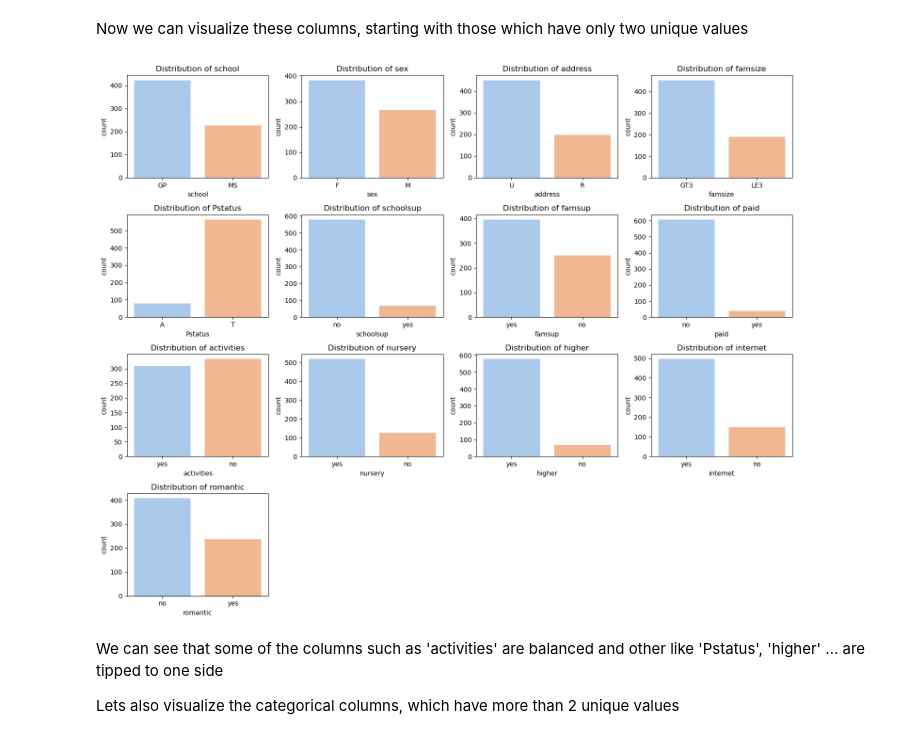
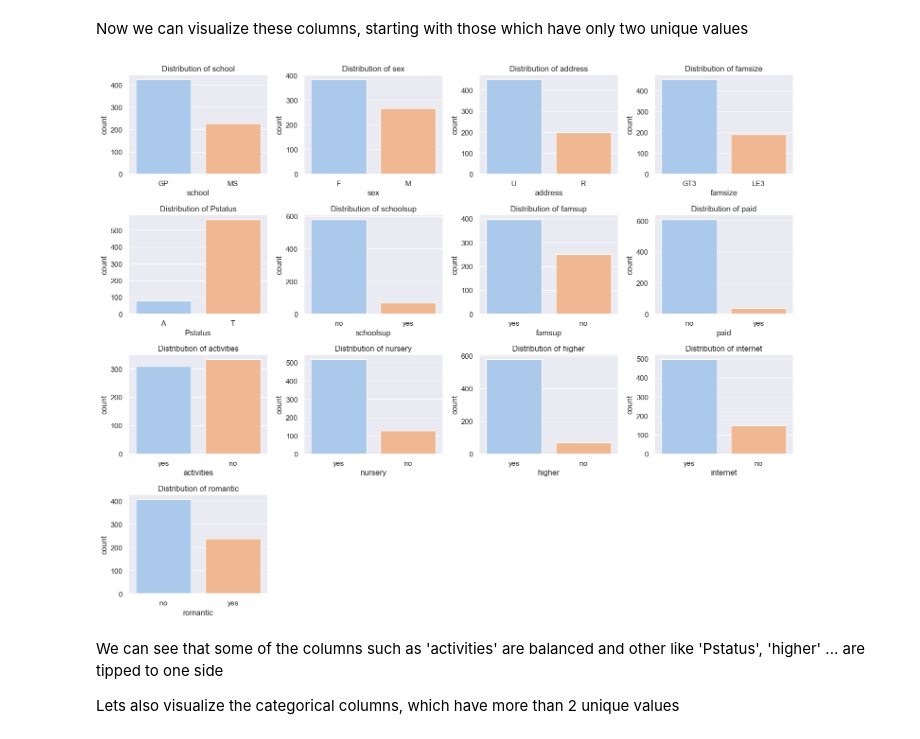
Before and after one commit to marek-hradil/ib031-project, a Jupyter notebook: notebooks/baugi.ipynb, the cells around one changed output. Drawn from its saved outputs; the diff is of its cells as text; code cells hidden in the pictures.

```diff
--- a/notebooks/baugi.ipynb
+++ b/notebooks/baugi.ipynb
@@ -182,23 +192,24 @@ df[inconsistent_columns] = df[inconsistent_columns].apply(lambda col: col.map(tr
 # %% [markdown]
 Now we can visualize these columns, starting with those which have only two unique values
 # %%
+sns.set()
 sns.set_palette("pastel")
 index = 1
 
 plt.figure(figsize=(15, 12))
 for col in df[categorical_columns]:
     column = df[df[col].notnull()][col]
     if len(column.unique()) == 2:
         plt.subplot(4, 4, index)
         sns.countplot(data=df, x=col, legend=False, hue=col)
         plt.title(f"Distribution of {col}")
 
         index += 1
 
 plt.tight_layout()
 plt.show()
 # %% [output]
-[figure, old version]
+[figure, new version]
 # %% [markdown]
 We can see that some of the columns such as 'activities' are balanced and other like 'Pstatus', 'higher' ... are tipped to one side
 
```
Also changed, not shown: parts of 11 cells of this notebook.
